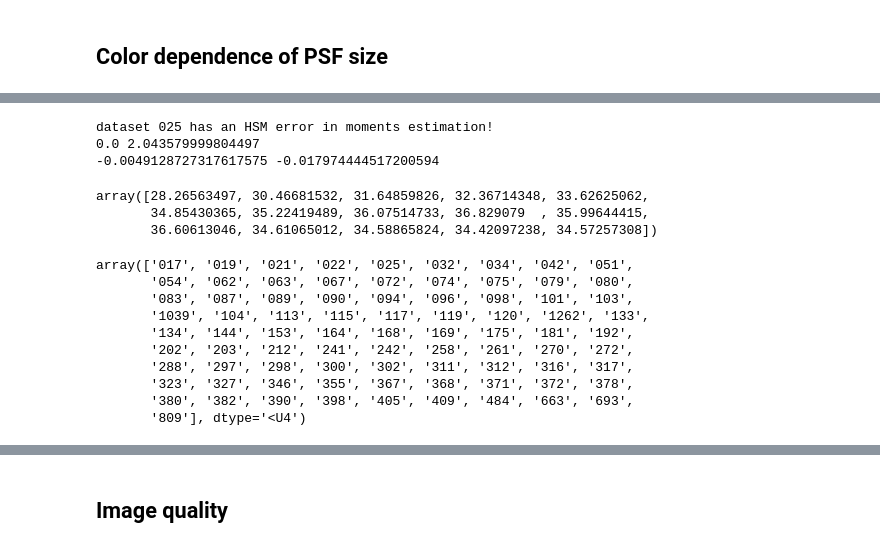
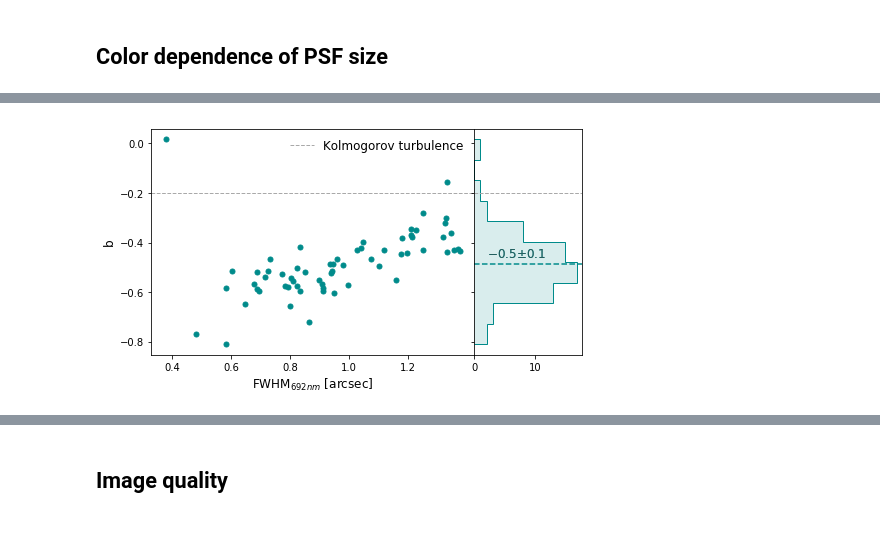
Before and after one commit to cahebert/speckles, a Jupyter notebook: Code/Plot parameter analyses.ipynb, the cells around one changed output, grey strips where cells are left out. Cells and saved outputs as stored; diff of their text form; code cells hidden in the pictures.

```diff
--- a/Code/Plot parameter analyses.ipynb
+++ b/Code/Plot parameter analyses.ipynb
@@ -53,32 +21,4 @@ plt.show()
-# %%
-test.loadParameterSet(psfN='15', pix='LSST')
-test.fileNumbers[1]
-print(test.parameters['15']['LSST']['a']['size'][1,-1],
-      test.parameters['15']['LSST']['b']['size'][1,-1])
-
-print(test.parameters['15']['DSSI']['a']['g2'][1,-1],
-      test.parameters['15']['DSSI']['b']['g2'][1,-1])
-# %% [output]
-dataset 025 has an HSM error in moments estimation!
-0.0 2.043579999804497
--0.0049128727317617575 -0.017974444517200594
-# %%
-test.loadParameterSet(psfN='15', pix='DSSI')
-test.parameters['15']['DSSI']['a']['size'][1]
-# %% [output]
-array([28.26563497, 30.46681532, 31.64859826, 32.36714348, 33.62625062,
-       34.85430365, 35.22419489, 36.07514733, 36.829079  , 35.99644415,
-       36.60613046, 34.61065012, 34.58865824, 34.42097238, 34.57257308])
 # %%
-test.fileNumbers
+test.chromaticityPlots()
 # %% [output]
-array(['017', '019', '021', '022', '025', '032', '034', '042', '051',
-       '054', '062', '063', '067', '072', '074', '075', '079', '080',
-       '083', '087', '089', '090', '094', '096', '098', '101', '103',
-       '1039', '104', '113', '115', '117', '119', '120', '1262', '133',
-       '134', '144', '153', '164', '168', '169', '175', '181', '192',
-       '202', '203', '212', '241', '242', '258', '261', '270', '272',
-       '288', '297', '298', '300', '302', '311', '312', '316', '317',
-       '323', '327', '346', '355', '367', '368', '371', '372', '378',
-       '380', '382', '390', '398', '405', '409', '484', '663', '693',
-       '809'], dtype='<U4')
+[figure, added]
```
Also changed, not shown: parts of 20 cells of this notebook.
